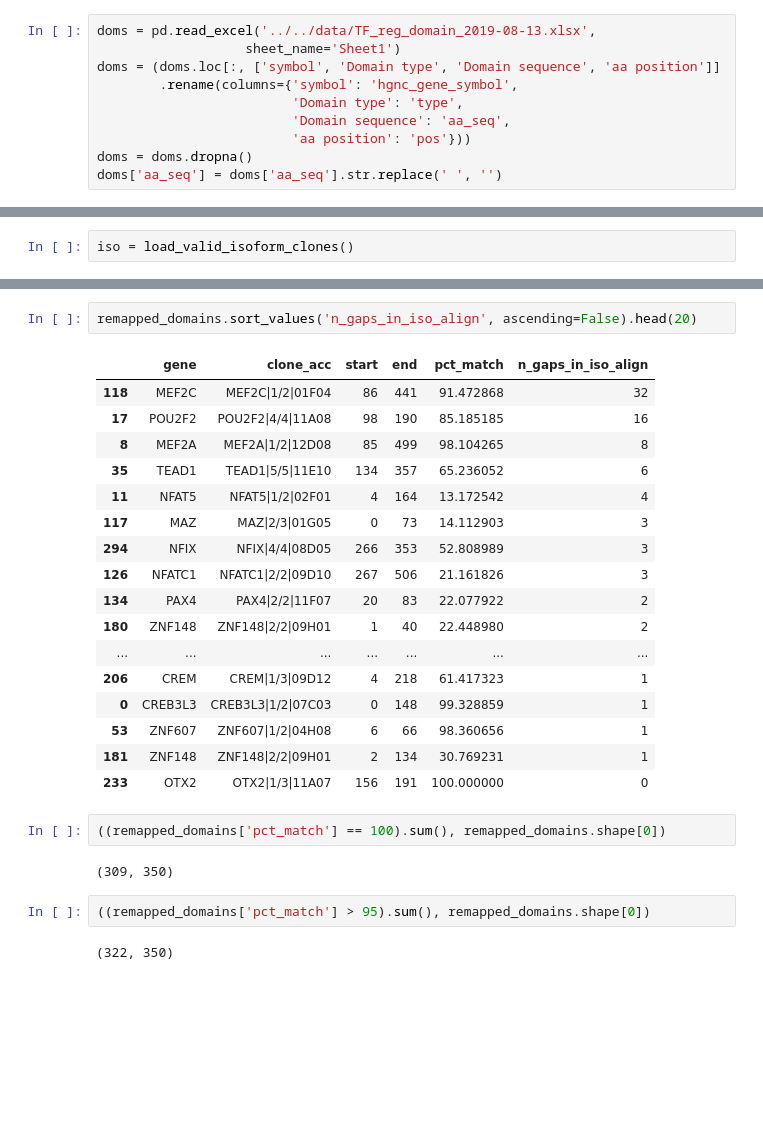
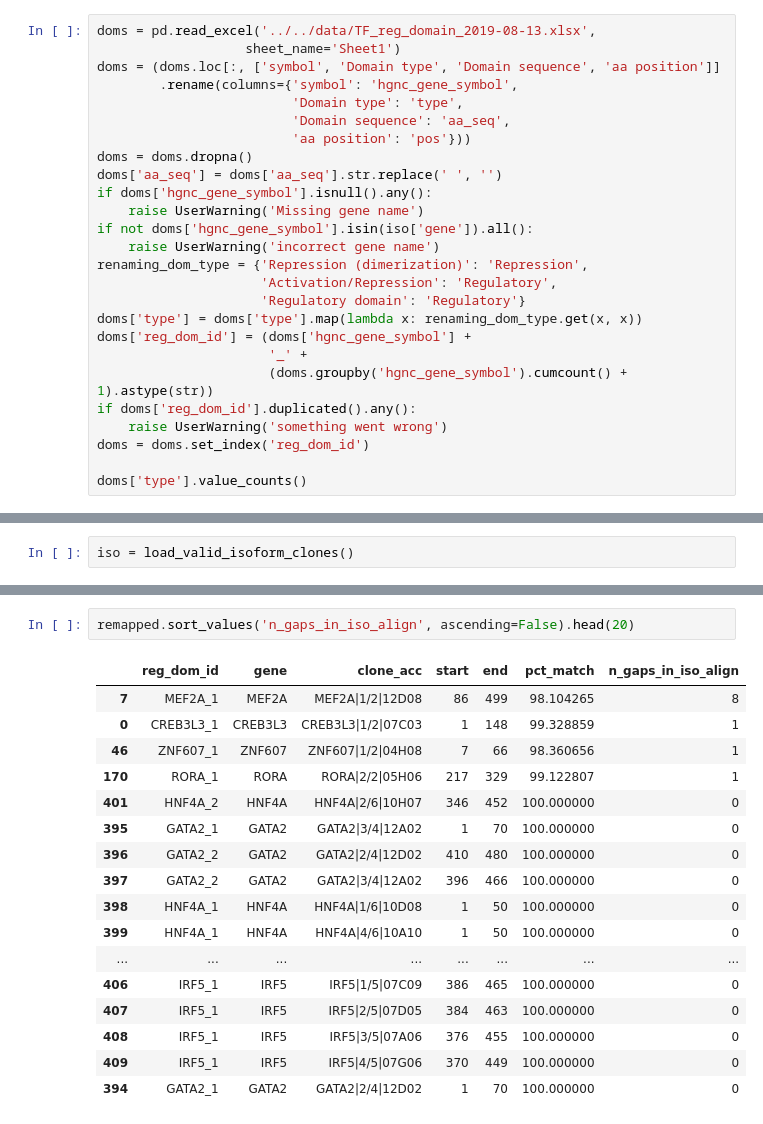
Before and after one commit to CCSB-DFCI/TF_isoforms_paper, a Jupyter notebook: analysis/i_integrative_analysis/activation_domains.ipynb, the cells around one changed output, grey strips where cells are left out. Cells and saved outputs as stored; diff of their text form; blank space fills up the shorter version.

```diff
--- a/analysis/i_integrative_analysis/activation_domains.ipynb
+++ b/analysis/i_integrative_analysis/activation_domains.ipynb
@@ -19,3 +24,19 @@ doms = (doms.loc[:, ['symbol', 'Domain type', 'Domain sequence', 'aa position']]
                          'aa position': 'pos'}))
 doms = doms.dropna()
 doms['aa_seq'] = doms['aa_seq'].str.replace(' ', '')
+if doms['hgnc_gene_symbol'].isnull().any():
+    raise UserWarning('Missing gene name')
+if not doms['hgnc_gene_symbol'].isin(iso['gene']).all():
+    raise UserWarning('incorrect gene name')
+renaming_dom_type = {'Repression (dimerization)': 'Repression',
+                     'Activation/Repression': 'Regulatory',
+                     'Regulatory domain': 'Regulatory'}
+doms['type'] = doms['type'].map(lambda x: renaming_dom_type.get(x, x))
+doms['reg_dom_id'] = (doms['hgnc_gene_symbol'] +
+                      '_' +
+                      (doms.groupby('hgnc_gene_symbol').cumcount() + 1).astype(str))
+if doms['reg_dom_id'].duplicated().any():
+    raise UserWarning('something went wrong')
+doms = doms.set_index('reg_dom_id')
+
+doms['type'].value_counts()
@@ -121,28 +144,20 @@ remapped_domains.sort_values('pct_match').head(42)
 # %%
-remapped_domains.sort_values('n_gaps_in_iso_align', ascending=False).head(20)
+remapped.sort_values('n_gaps_in_iso_align', ascending=False).head(20)
 # %% [output]
-|  | gene | clone_acc | start | end | pct_match | n_gaps_in_iso_align |
-| 118 | MEF2C | MEF2C|1/2|01F04 | 86 | 441 | 91.472868 | 32 |
-| 17 | POU2F2 | POU2F2|4/4|11A08 | 98 | 190 | 85.185185 | 16 |
-| 8 | MEF2A | MEF2A|1/2|12D08 | 85 | 499 | 98.104265 | 8 |
-| 35 | TEAD1 | TEAD1|5/5|11E10 | 134 | 357 | 65.236052 | 6 |
-| 11 | NFAT5 | NFAT5|1/2|02F01 | 4 | 164 | 13.172542 | 4 |
-| 117 | MAZ | MAZ|2/3|01G05 | 0 | 73 | 14.112903 | 3 |
-| 294 | NFIX | NFIX|4/4|08D05 | 266 | 353 | 52.808989 | 3 |
-| 126 | NFATC1 | NFATC1|2/2|09D10 | 267 | 506 | 21.161826 | 3 |
-| 134 | PAX4 | PAX4|2/2|11F07 | 20 | 83 | 22.077922 | 2 |
-| 180 | ZNF148 | ZNF148|2/2|09H01 | 1 | 40 | 22.448980 | 2 |
-| ... | ... | ... | ... | ... | ... | ... |
-| 206 | CREM | CREM|1/3|09D12 | 4 | 218 | 61.417323 | 1 |
-| 0 | CREB3L3 | CREB3L3|1/2|07C03 | 0 | 148 | 99.328859 | 1 |
-| 53 | ZNF607 | ZNF607|1/2|04H08 | 6 | 66 | 98.360656 | 1 |
-| 181 | ZNF148 | ZNF148|2/2|09H01 | 2 | 134 | 30.769231 | 1 |
-| 233 | OTX2 | OTX2|1/3|11A07 | 156 | 191 | 100.000000 | 0 |
+|  | reg_dom_id | gene | clone_acc | start | end | pct_match | n_gaps_in_iso_align |
+| 7 | MEF2A_1 | MEF2A | MEF2A|1/2|12D08 | 86 | 499 | 98.104265 | 8 |
+| 0 | CREB3L3_1 | CREB3L3 | CREB3L3|1/2|07C03 | 1 | 148 | 99.328859 | 1 |
+| 46 | ZNF607_1 | ZNF607 | ZNF607|1/2|04H08 | 7 | 66 | 98.360656 | 1 |
+| 170 | RORA_1 | RORA | RORA|2/2|05H06 | 217 | 329 | 99.122807 | 1 |
+| 401 | HNF4A_2 | HNF4A | HNF4A|2/6|10H07 | 346 | 452 | 100.000000 | 0 |
+| 395 | GATA2_1 | GATA2 | GATA2|3/4|12A02 | 1 | 70 | 100.000000 | 0 |
+| 396 | GATA2_2 | GATA2 | GATA2|2/4|12D02 | 410 | 480 | 100.000000 | 0 |
+| 397 | GATA2_2 | GATA2 | GATA2|3/4|12A02 | 396 | 466 | 100.000000 | 0 |
+| 398 | HNF4A_1 | HNF4A | HNF4A|1/6|10D08 | 1 | 50 | 100.000000 | 0 |
+| 399 | HNF4A_1 | HNF4A | HNF4A|4/6|10A10 | 1 | 50 | 100.000000 | 0 |
+| ... | ... | ... | ... | ... | ... | ... | ... |
+| 406 | IRF5_1 | IRF5 | IRF5|1/5|07C09 | 386 | 465 | 100.000000 | 0 |
+| 407 | IRF5_1 | IRF5 | IRF5|2/5|07D05 | 384 | 463 | 100.000000 | 0 |
+| 408 | IRF5_1 | IRF5 | IRF5|3/5|07A06 | 376 | 455 | 100.000000 | 0 |
+| 409 | IRF5_1 | IRF5 | IRF5|4/5|07G06 | 370 | 449 | 100.000000 | 0 |
+| 394 | GATA2_1 | GATA2 | GATA2|2/4|12D02 | 1 | 70 | 100.000000 | 0 |
-# %%
-((remapped_domains['pct_match'] == 100).sum(), remapped_domains.shape[0])
-# %% [output]
-(309, 350)
-# %%
-((remapped_domains['pct_match'] > 95).sum(), remapped_domains.shape[0])
-# %% [output]
-(322, 350)
```
Also changed, not shown: parts of 29 cells of this notebook.
